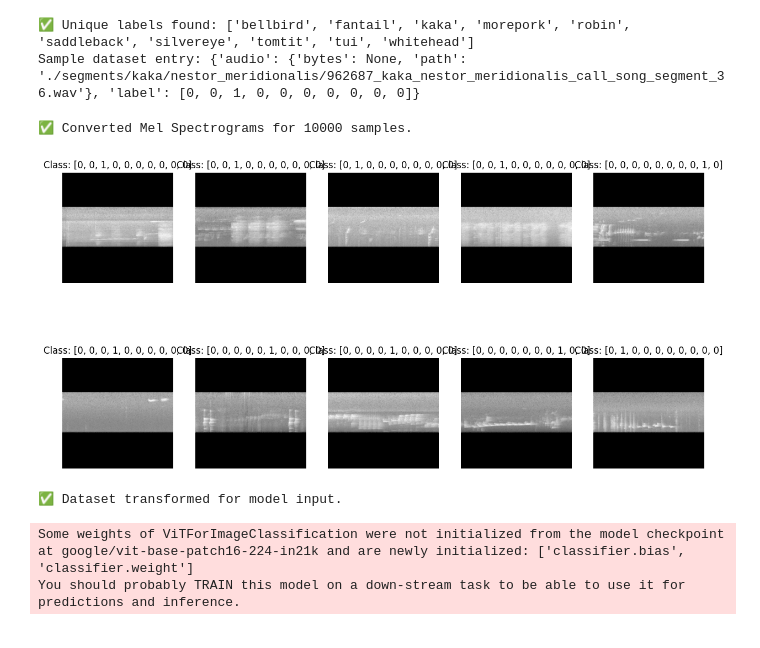
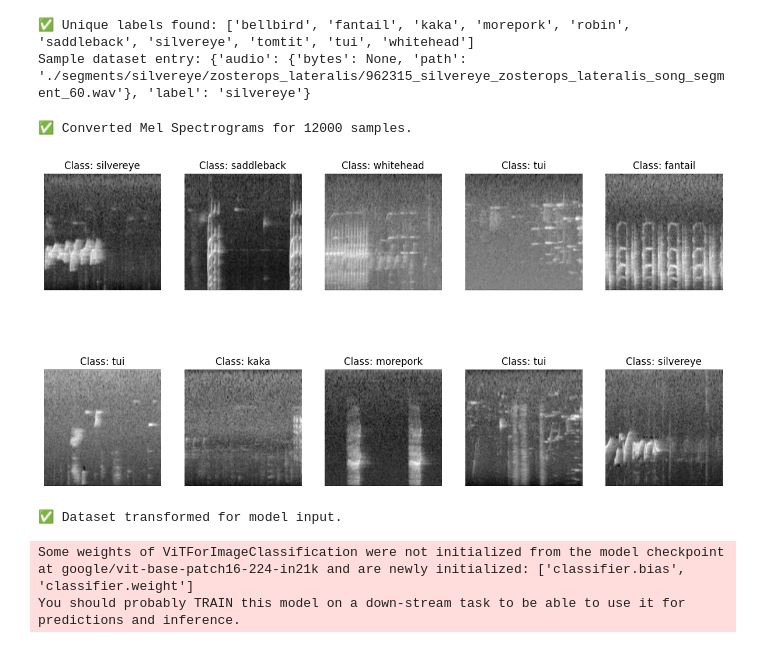
Before and after one commit to harrywillss/ManuAI, a Jupyter notebook: lora-finetune.ipynb, the cells around one changed output. Saved outputs shown, nothing was run; the diff lists cells and outputs as text; code cells hidden in the pictures.

```diff
--- a/lora-finetune.ipynb
+++ b/lora-finetune.ipynb
@@ -185,11 +179,11 @@ def convert_to_mel_spectrogram(sample):
     mel_spectrogram_transform = T.MelSpectrogram(
         sample_rate=sample_rate,
         n_fft=1024,
-        hop_length=256,
+        hop_length=512,
         win_length=768,
         n_mels=128,
         f_min=200,
-        f_max=12000,
+        f_max=10000,
     )
     mel_spec = mel_spectrogram_transform(waveform)  # [1, n_mels, time]
 
@@ -219,7 +213,6 @@ def convert_to_mel_spectrogram(sample):
         sample["image"] = img
         return sample
     elif mode == "basic_rgb":
-        mel_spec = mel_spectrogram_transform(waveform)
         amplitude_to_db = T.AmplitudeToDB()
         mel_spec_db = amplitude_to_db(mel_spec)
 
@@ -260,24 +253,13 @@ def extract_label(sample):
 
 def transform(sample):
     inputs = processor([x for x in sample["image"]], return_tensors="pt", do_normalize=True)
-
-    # SpecAugment-style augmentations
-    spec_augment = torch.nn.Sequential(
-        torchaudio.transforms.FrequencyMasking(freq_mask_param=15),
-        torchaudio.transforms.TimeMasking(time_mask_param=30)
-    )
-
-    # Apply augmentations with some probability
-    if torch.rand(1).item() < 0.5:
-        inputs["pixel_values"] = spec_augment(inputs["pixel_values"])
-
     augment = transforms.Compose([
-        transforms.Resize((224, 224)),
-        transforms.Normalize(mean=[0.5, 0.5, 0.5], std=[0.5, 0.5, 0.5])  # keep consistent scaling
+        transforms.RandomHorizontalFlip(p=0.5),
+        transforms.RandomAffine(degrees=10, translate=(0.1, 0.1))
     ])
     inputs["pixel_values"] = torch.stack([augment(img) for img in inputs["pixel_values"]])
-    # Pass multi-hot label vector as 'labels'
-    inputs["labels"] = sample["label"]
+    label_to_id = {c: i for i, c in enumerate(labels)}
+    inputs["label"] = [label_to_id[label] for label in sample["label"]]
     return inputs
 
 print(f"✅ Unique labels found: {labels}")
@@ -292,36 +274,36 @@ dataset = dataset.map(
     num_proc=n_proc,  # Use multiple processes for faster processing
 )
 
 # Check if Mel Spectrograms are created correctly
 if "image" not in dataset.column_names:
     print("🚨 Mel Spectrograms were not created correctly. Check the conversion logic.")
 print(f"✅ Converted Mel Spectrograms for {len(dataset)} samples.")
 
 # Show 10 sample images and save to folder "/spectrograms"
 if len(dataset) > 0:
     plt.figure(figsize=(15, 8))
     for i in range(10):
         plt.subplot(2, 5, i + 1)
         plt.imshow(dataset[i]["image"], cmap="gray")
         plt.title(f"Class: {dataset[i]['label']}")
         plt.axis("off")
         img = dataset[i]["image"]
         # Save the image to spectrograms folder
         if not os.path.exists("spectrograms"):
             os.makedirs("spectrograms")
         img.save(f"spectrograms/sample_{i}.png")
     plt.show()
 else:
     print("🚨 Dataset is empty after transformation. Check the dataset processing steps.")
 
 # Transform the dataset for the model
 dataset = dataset.with_transform(transform)
 print("✅ Dataset transformed for model input.")
 # %% [output]
 ✅ Unique labels found: ['bellbird', 'fantail', 'kaka', 'morepork', 'robin', 'saddleback', 'silvereye', 'tomtit', 'tui', 'whitehead']
-Sample dataset entry: {'audio': {'bytes': None, 'path': './segments/kaka/nestor_meridionalis/962687_kaka_nestor_meridionalis_call_song_segment_36.wav'}, 'label': [0, 0, 1, 0, 0, 0, 0, 0, 0, 0]}
+Sample dataset entry: {'audio': {'bytes': None, 'path': './segments/silvereye/zosterops_lateralis/962315_silvereye_zosterops_lateralis_song_segment_60.wav'}, 'label': 'silvereye'}
-✅ Converted Mel Spectrograms for 10000 samples.
+✅ Converted Mel Spectrograms for 12000 samples.
-[figure, old version]
+[figure, new version]
 ✅ Dataset transformed for model input.
 # %%
 # Training the model
```
Also changed, not shown: parts of 11 cells of this notebook, 4 other files.
